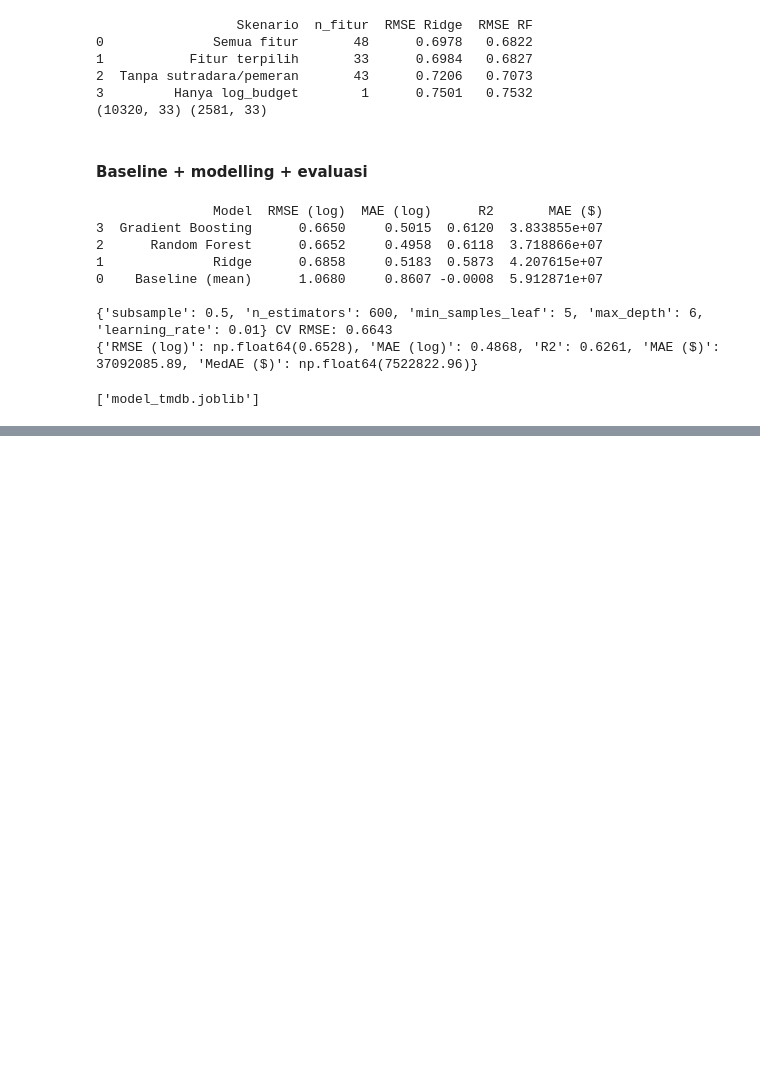
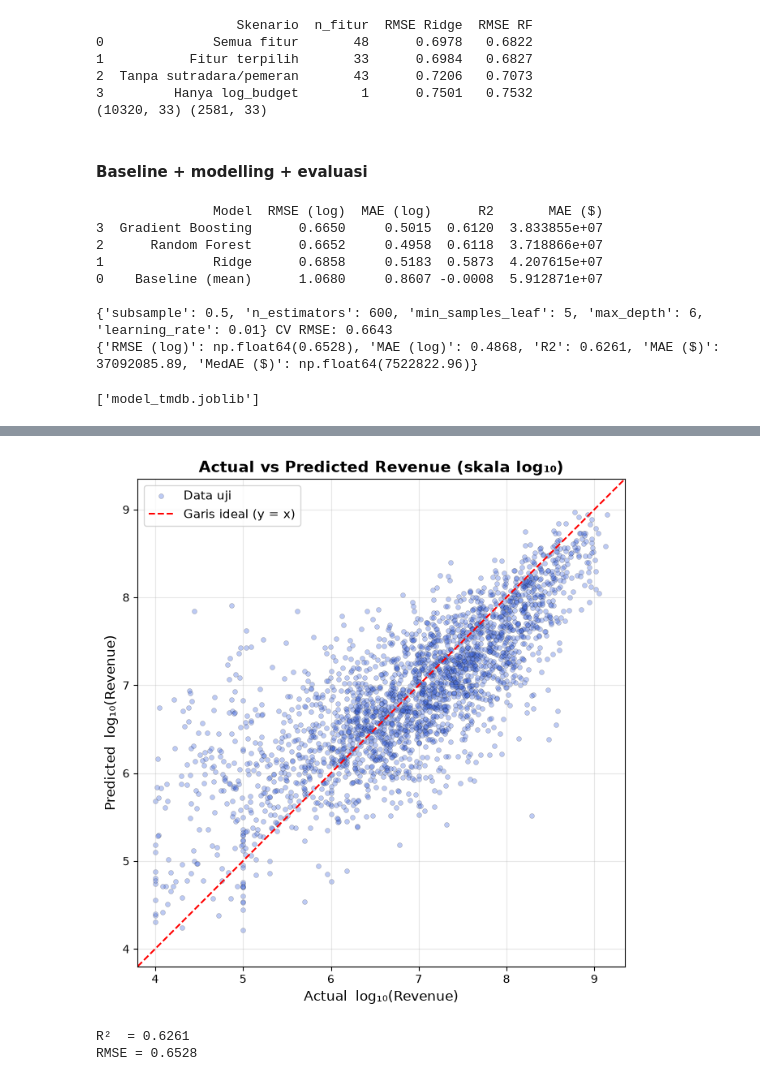
Before and after one commit to Hisyam-L/18_IF-B_PocoX3ProMasJaka, a Jupyter notebook: Modelling.ipynb, the cells around one changed output, grey strips where cells are left out. Drawn from its saved outputs; the diff is of its cells as text; code cells hidden in the pictures; blank space fills up the shorter version.

Commit message:
nambah visualisasi

```diff
--- a/Modelling.ipynb
+++ b/Modelling.ipynb
@@ -283,0 +288,34 @@ joblib.dump({'pre': pre, 'rename': ren, 'selected': selected, 'model': final},
+# %%
+import matplotlib.pyplot as plt
+import matplotlib.ticker as ticker
+
+# ============================================================
+# 1. Scatter Plot  —  Actual vs Predicted Revenue
+#    (skala log10, dengan garis identitas 45°)
+# ============================================================
+fig, ax = plt.subplots(figsize=(7, 7))
+
+ax.scatter(y_test, p, alpha=0.35, s=18, edgecolors='k', linewidths=0.3,
+           color='royalblue', label='Data uji')
+
+# Garis identitas 45°
+batas = [min(y_test.min(), p.min()) - 0.2, max(y_test.max(), p.max()) + 0.2]
+ax.plot(batas, batas, 'r--', linewidth=1.5, label='Garis ideal (y = x)')
+
+ax.set_xlabel('Actual  log₁₀(Revenue)', fontsize=12)
+ax.set_ylabel('Predicted  log₁₀(Revenue)', fontsize=12)
+ax.set_title('Actual vs Predicted Revenue (skala log₁₀)', fontsize=14, fontweight='bold')
+ax.legend(fontsize=11)
+ax.set_aspect('equal')
+ax.set_xlim(batas)
+ax.set_ylim(batas)
+ax.grid(True, alpha=0.3)
+plt.tight_layout()
+plt.show()
+
+print(f'R²  = {r2_score(y_test, p):.4f}')
+print(f'RMSE = {np.sqrt(mean_squared_error(y_test, p)):.4f}')
+# %% [output]
+[figure, added]
+R²  = 0.6261
+RMSE = 0.6528
```
Also changed, not shown: parts of 4 cells of this notebook.
